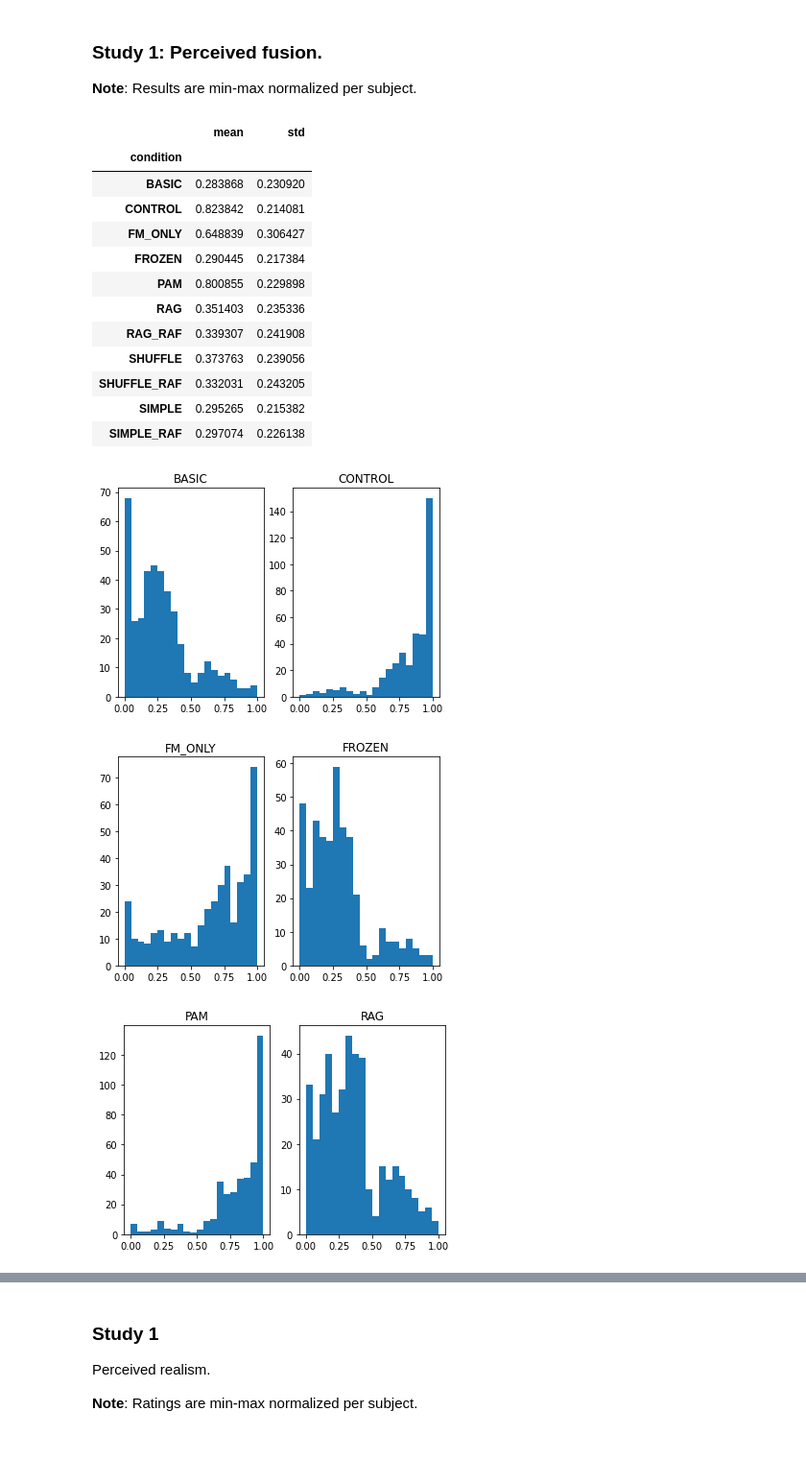
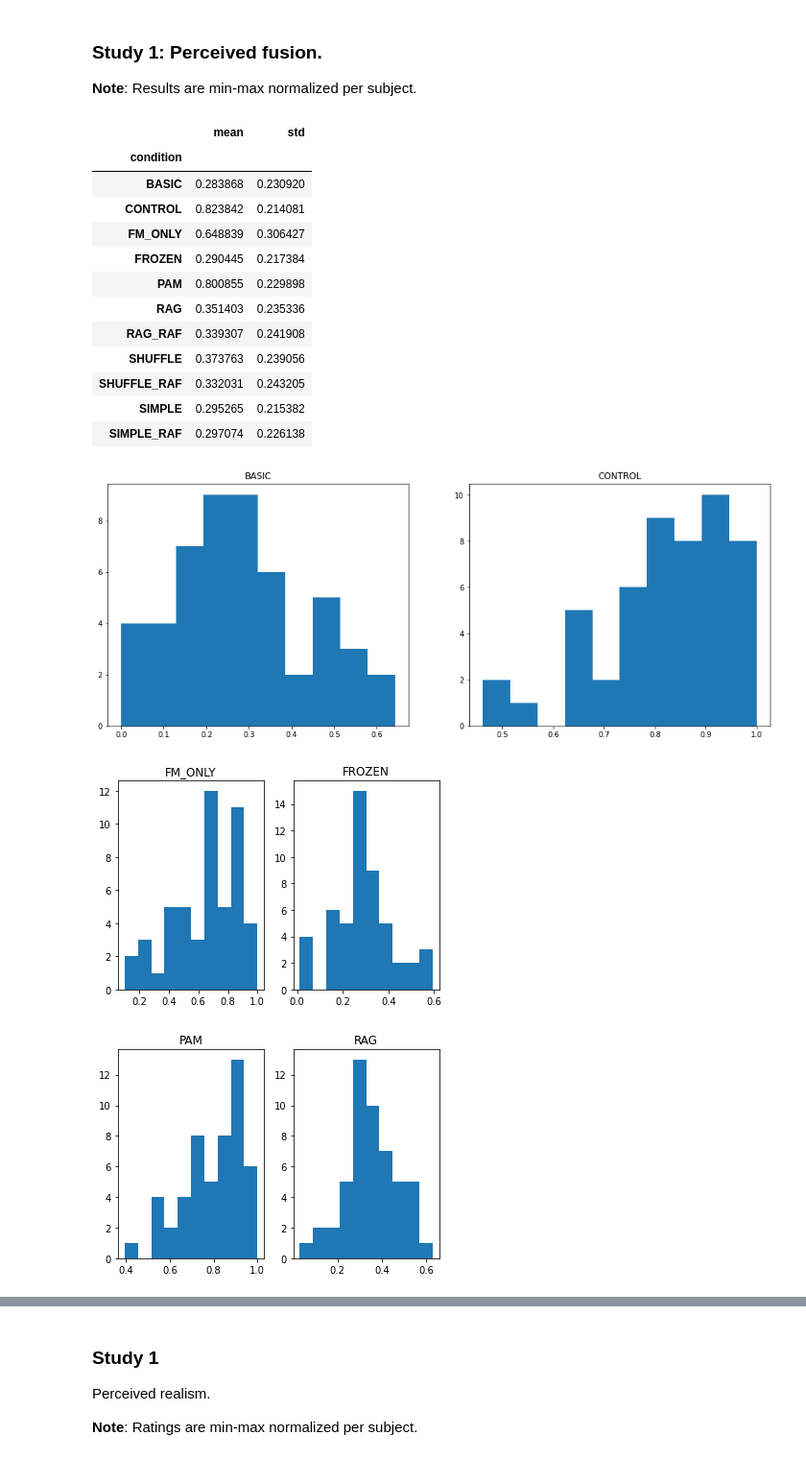
Before and after one commit to maxsolomonhenry/amp_mod, a Jupyter notebook: data/experimental_data_analysis.ipynb, the cells around one changed output, grey strips where cells are left out. Shown at 96% size. Saved outputs shown, nothing was run; the diff lists cells and outputs as text; code cells hidden in the pictures.

```diff
--- a/data/experimental_data_analysis.ipynb
+++ b/data/experimental_data_analysis.ipynb
@@ -106,32 +153,34 @@ def min_max_norm(df):
 **Note**:
 Results are min-max normalized per subject.
 # %%
+dpi = 300
 study_type = 0
 df = load('./prolific/*.csv')
 df = isolate_study(df, study_type)
 df = extract_trials(df)
 df = normalize_slider(df)
 df = extract_subject(df)
 df = extract_condition(df)
 df = min_max_norm(df)
 df = df.reset_index(drop=True)
 
 display(get_summary(df))
-response_histograms(df, 20)
+box_plot(df, study_type, savefig=True, dpi=dpi)
+response_histograms(df, 10)
 # %% [output]
 |  | mean | std |
 | condition |  |  |
 | BASIC | 0.283868 | 0.230920 |
 | CONTROL | 0.823842 | 0.214081 |
 | FM_ONLY | 0.648839 | 0.306427 |
 | FROZEN | 0.290445 | 0.217384 |
 | PAM | 0.800855 | 0.229898 |
 | RAG | 0.351403 | 0.235336 |
 | RAG_RAF | 0.339307 | 0.241908 |
 | SHUFFLE | 0.373763 | 0.239056 |
 | SHUFFLE_RAF | 0.332031 | 0.243205 |
 | SIMPLE | 0.295265 | 0.215382 |
 | SIMPLE_RAF | 0.297074 | 0.226138 |
-[figure, old version]
+[figure, new version]
-[figure, old version]
+[figure, new version]
-[figure, old version]
+[figure, new version]
```
Also changed, not shown: parts of 9 cells of this notebook, 1 other file.
